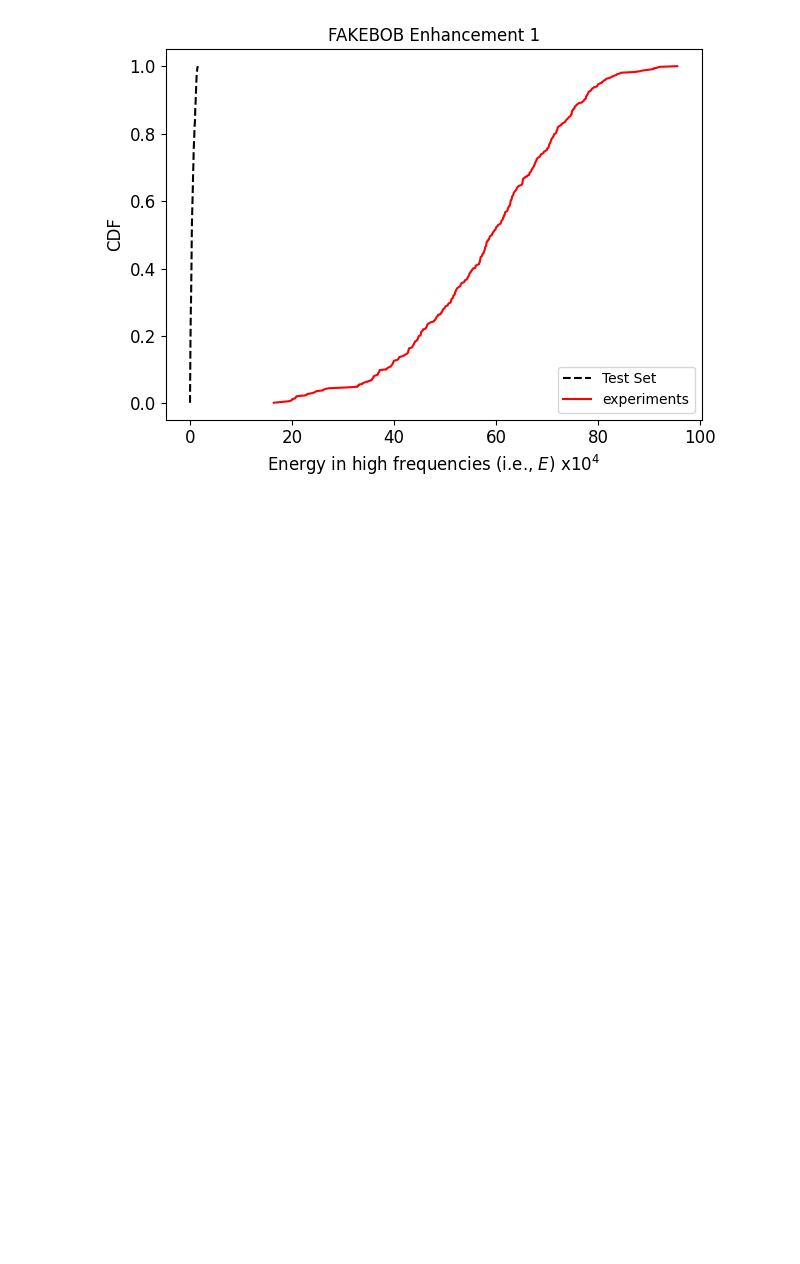
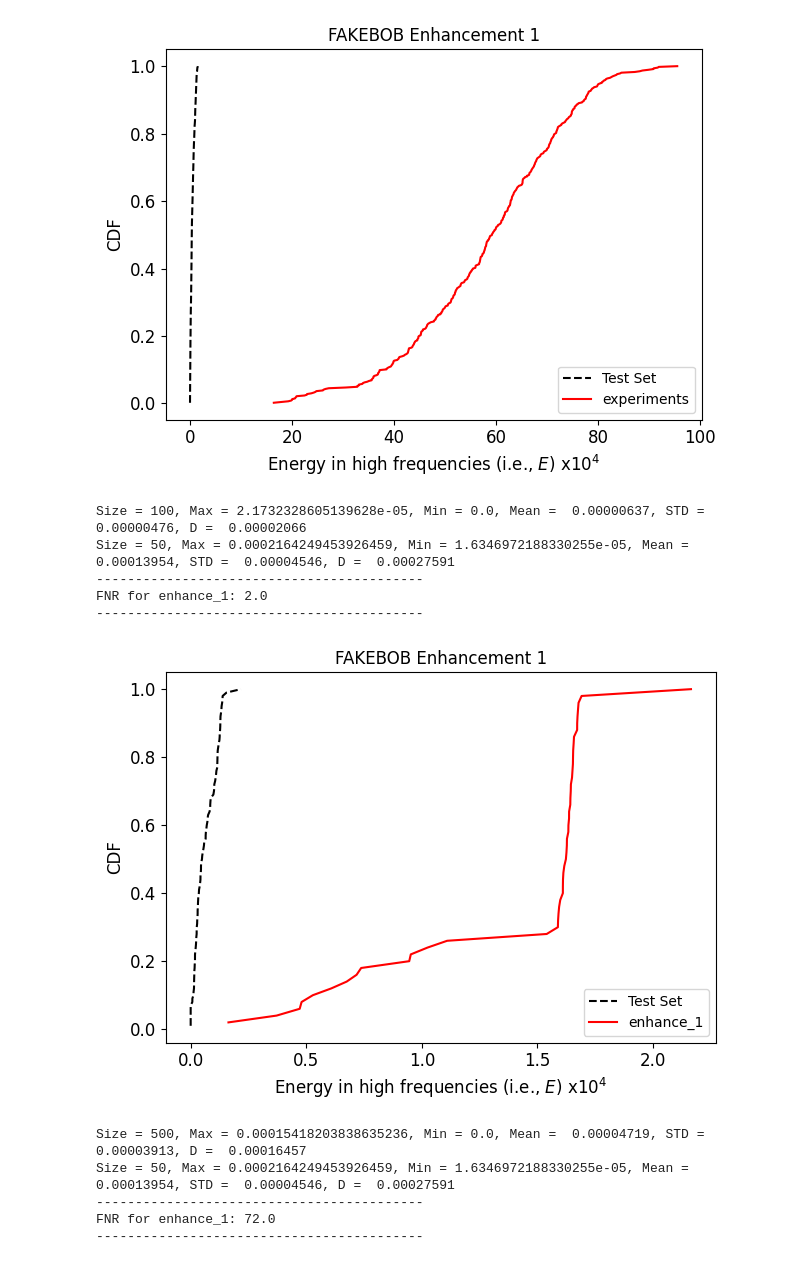
Before and after one commit to sanchitd9/speakerguard, a Jupyter notebook: sanchit/cdf_experiments.ipynb, the cells around one changed output. Cells and saved outputs as stored; diff of their text form; code cells hidden in the pictures; blank space fills up the shorter version.

Commit message:
Mehfest result for 50 new audios

```diff
--- a/sanchit/cdf_experiments.ipynb
+++ b/sanchit/cdf_experiments.ipynb
@@ -149,3 +151,37 @@ Size = 465, Max = 0.009552279487252235, Min = 0.0016430579125881195, Mean =  0.0
 FNR for experiments: 0.0
 ------------------------------------------
 [figure]
+# %%
+# Original Audios for 5142
+original_files_5142 = os.listdir(os.path.join("output", "enhance_1_original"))
+
+original_data_5142 = {}
+for x in original_files_5142:
+  with open(f"output/enhance_1_original/{x}", "br") as f:
+    temp = pickle.load(f)
+    temp.sort()
+    original_data_5142[x.split(".pickle")[0]] = temp
+# %%
+# Enhancement 1 (incorporating MEHFEST metric in the loss function)
+enhance_1_files = os.listdir("output/enhance_1/")
+enhance_1_data = {}
+for x in enhance_1_files:
+  with open(f"output/enhance_1/{x}", "br") as f:
+    temp = pickle.load(f)
+    temp.sort()
+    enhance_1_data[x.split(".pickle")[0]] = temp
+
+plot_cdf_adversarial_audio(original_data_5142["5142"], enhance_1_data, "FAKEBOB Enhancement 1")
+plot_cdf_adversarial_audio(original_data["test-set"], enhance_1_data, "FAKEBOB Enhancement 1")
+# %% [output]
+Size = 100, Max = 2.1732328605139628e-05, Min = 0.0, Mean =  0.00000637, STD =  0.00000476, D =  0.00002066
+Size = 50, Max = 0.0002164249453926459, Min = 1.6346972188330255e-05, Mean =  0.00013954, STD =  0.00004546, D =  0.00027591
+------------------------------------------
+FNR for enhance_1: 2.0
+------------------------------------------
+[figure, added]
+Size = 500, Max = 0.00015418203838635236, Min = 0.0, Mean =  0.00004719, STD =  0.00003913, D =  0.00016457
+Size = 50, Max = 0.0002164249453926459, Min = 1.6346972188330255e-05, Mean =  0.00013954, STD =  0.00004546, D =  0.00027591
+------------------------------------------
+FNR for enhance_1: 72.0
+------------------------------------------
```
Also changed, not shown: parts of 2 cells of this notebook, 1 other file.
